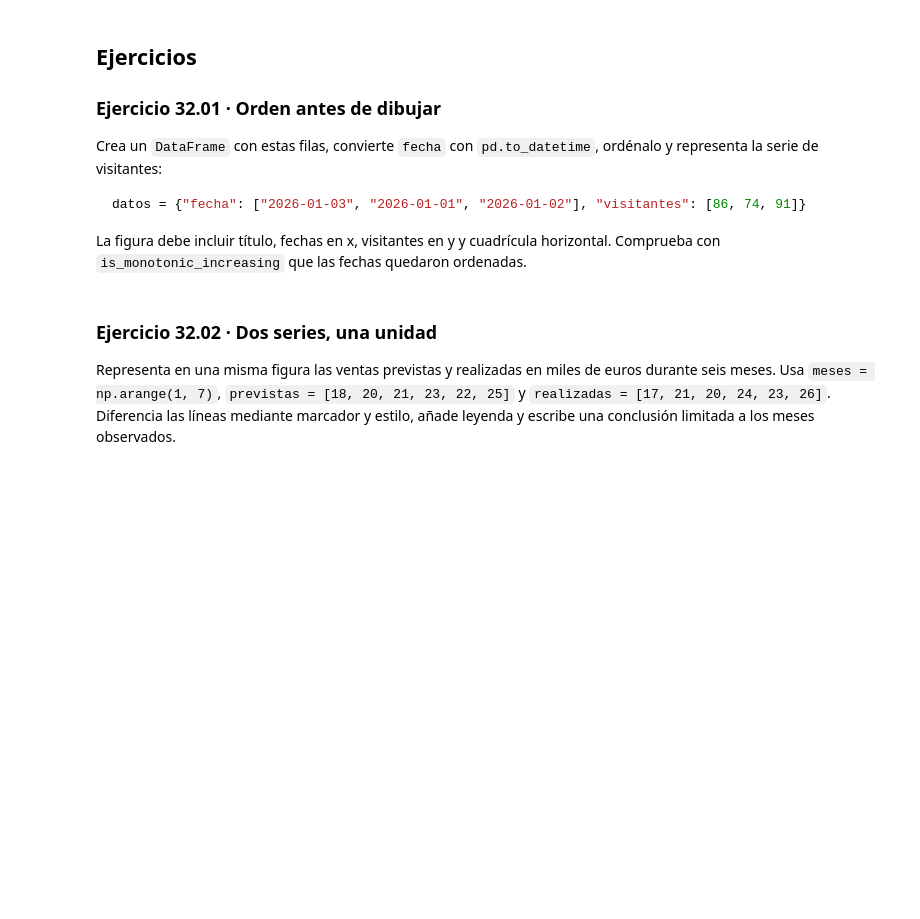
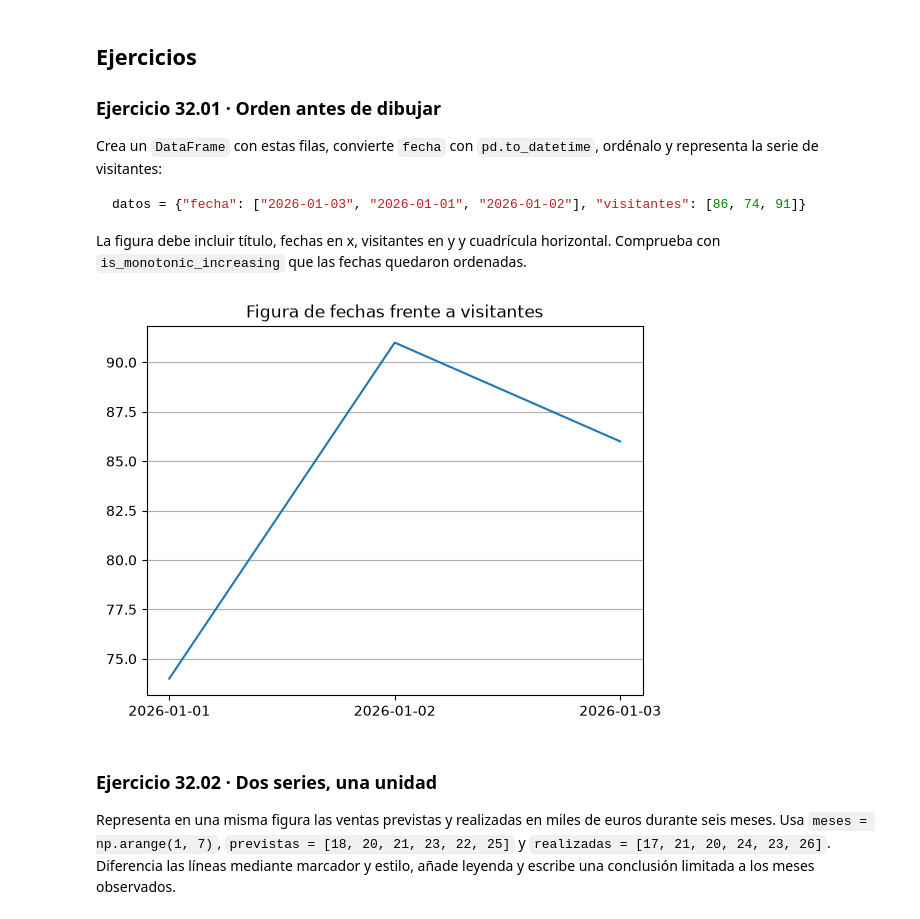
Before and after one commit to Aeorus110/Proyecto, a Jupyter notebook: unidades/32_matplotlib_series_y_comparaciones_temporales.ipynb, the cells around one changed output. Saved outputs shown, nothing was run; the diff lists cells and outputs as text; code cells hidden in the pictures; blank space fills up the shorter version.

```diff
--- a/unidades/32_matplotlib_series_y_comparaciones_temporales.ipynb
+++ b/unidades/32_matplotlib_series_y_comparaciones_temporales.ipynb
@@ -146,6 +153,26 @@ datos = {"fecha": ["2026-01-03", "2026-01-01", "2026-01-02"], "visitantes": [86,
 La figura debe incluir título, fechas en x, visitantes en y y cuadrícula horizontal. Comprueba con `is_monotonic_increasing` que las fechas quedaron ordenadas.
 # %%
 # Escribe aquí tu solución del ejercicio 32.01.
+datos = {"fecha": ["2026-01-03", "2026-01-01", "2026-01-02"], "visitantes": [86, 74, 91]}
+
+df = pd.DataFrame(datos)
+df["fecha"] = pd.to_datetime(df["fecha"])
+df = df.sort_values("fecha")
+
+assert df["fecha"].is_monotonic_increasing
+
+fix, ax = plt.subplots()
+ax.plot(df["fecha"], df["visitantes"])
+ax.set_title("Figura de fechas frente a visitantes")
+ax.grid(axis="y")
+
+# Adicional
+ax.set_xticks(df["fecha"])
+fig.autofmt_xdate()
+
+plt.show()
+# %% [output]
+[figure, added]
 # %% [markdown]
 ### Ejercicio 32.02 · Dos series, una unidad
 
```
Also changed, not shown: parts of 3 cells of this notebook, 1 other file.
